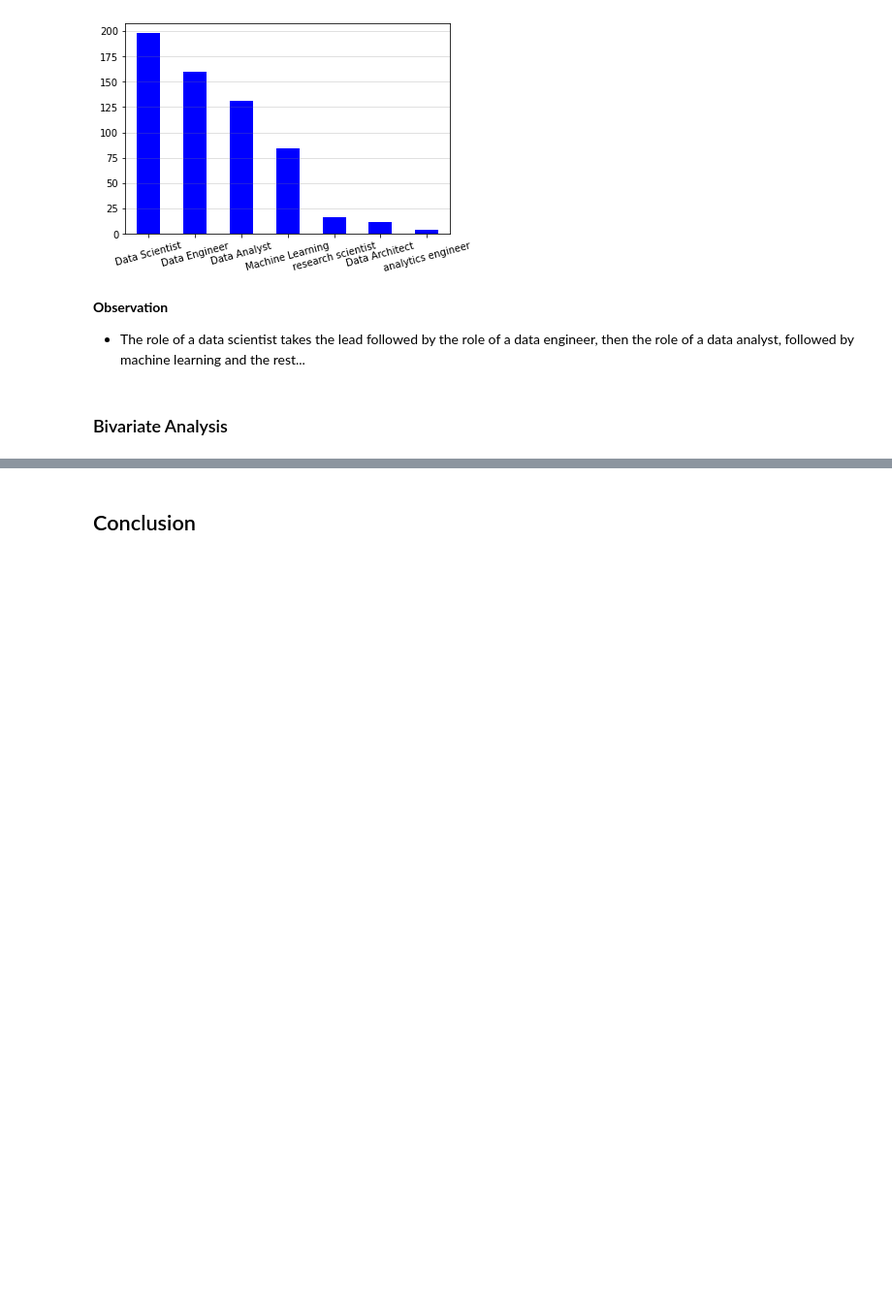
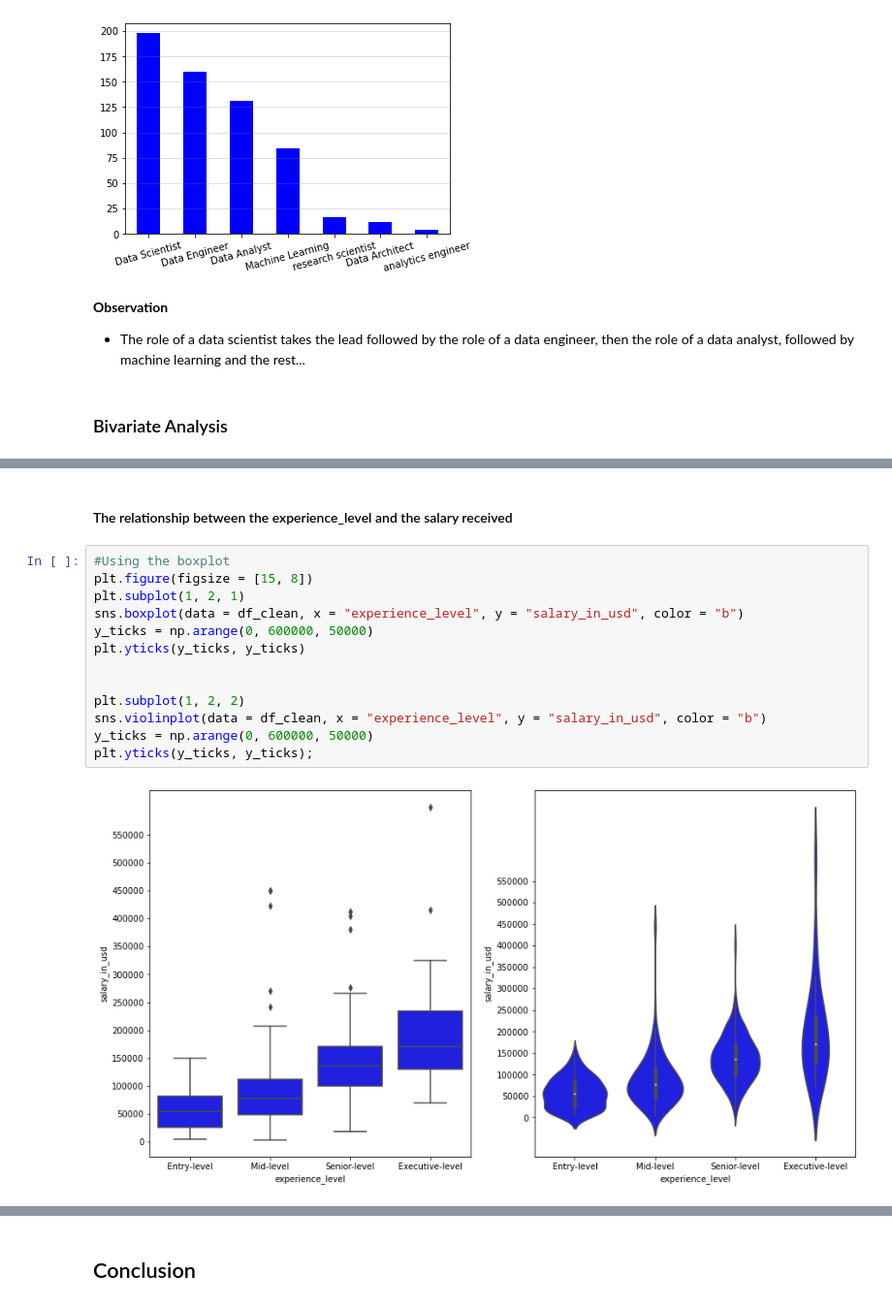
Before and after one commit to deelight-del/EDA_Data_science_salaries, a Jupyter notebook: EDA notebook.ipynb, the cells around one changed output, grey strips where cells are left out. Shown at 97% size. Saved outputs shown, nothing was run; the diff lists cells and outputs as text; blank space fills up the shorter version.

```diff
--- a/EDA notebook.ipynb
+++ b/EDA notebook.ipynb
@@ -638,0 +653,17 @@ plt.xticks(rotation = 15);
+# %% [markdown]
+#### The relationship between the experience_level and the salary received
+# %%
+#Using the boxplot
+plt.figure(figsize = [15, 8])
+plt.subplot(1, 2, 1)
+sns.boxplot(data = df_clean, x = "experience_level", y = "salary_in_usd", color = "b")
+y_ticks = np.arange(0, 600000, 50000)
+plt.yticks(y_ticks, y_ticks)
+
+
+plt.subplot(1, 2, 2)
+sns.violinplot(data = df_clean, x = "experience_level", y = "salary_in_usd", color = "b")
+y_ticks = np.arange(0, 600000, 50000)
+plt.yticks(y_ticks, y_ticks);
+# %% [output]
+[figure, added]
```
Also changed, not shown: parts of 47 cells of this notebook.
